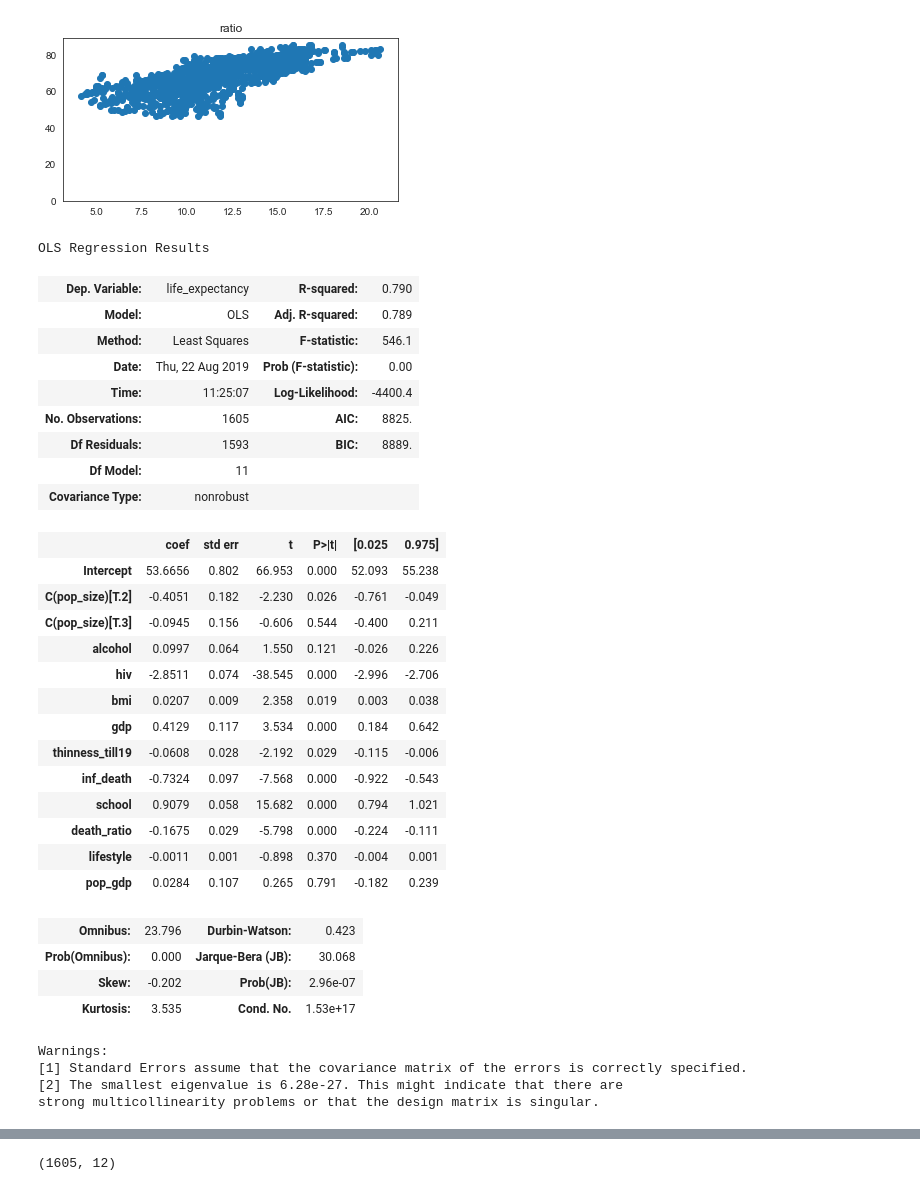
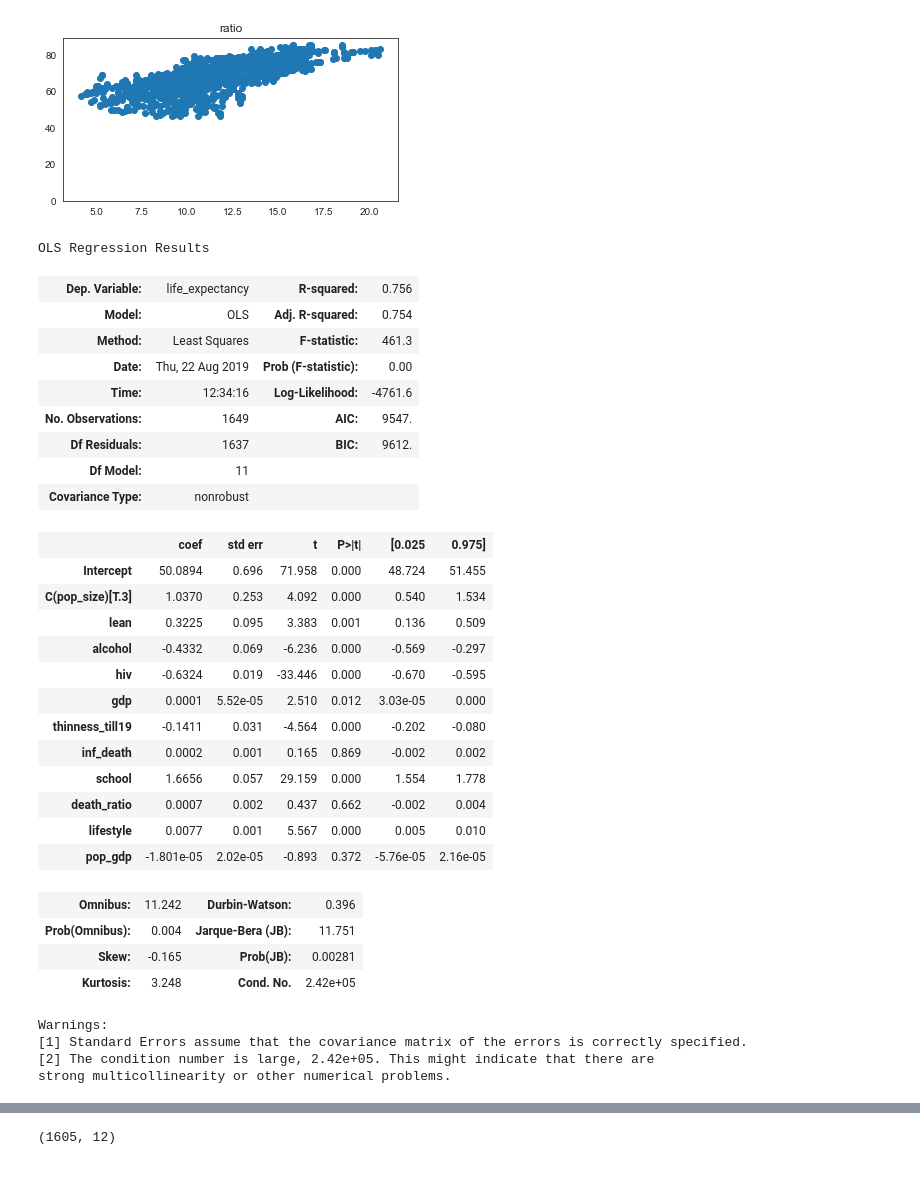
Before and after one commit to DaggerForce/Life_Expectancy_Project, a Jupyter notebook: life_expectancy.ipynb, the cells around one changed output, grey strips where cells are left out. Drawn from its saved outputs; the diff is of its cells as text; code cells hidden in the pictures.

```diff
--- a/life_expectancy.ipynb
+++ b/life_expectancy.ipynb
@@ -68,7 +56,7 @@ new_df = pd.DataFrame({'life_expectancy': df['life_expectancy'],
                         'lifestyle': df['bmi']*df['alcohol'],
                         'pop_gdp': df['gdp']*df['pop_size'],
                         'pop_size': df['pop_size'],
-                        'very_lean': df['very_lean']
+                        'lean': df['very_lean']*df['bmi']
                         })
 
 # check for multicollinearity and remove highgly correlated variables
@@ -200,40 +186,39 @@ new_df.inf_death =new_df['inf_death'].apply(np.cbrt)
 new_df.death_ratio = new_df['death_ratio'].apply(np.sqrt)
 # %%
 # first model to test our feature's significance
-lr_model = ols(formula='life_expectancy~alcohol+hiv+bmi+gdp+thinness_till19+inf_death+C(pop_size)+school+death_ratio+lifestyle+pop_gdp', data=new_df).fit()
+lr_model = ols(formula='life_expectancy~lean+alcohol+hiv+gdp+thinness_till19+inf_death+C(pop_size)+school+death_ratio+lifestyle+pop_gdp', data=new_df).fit()
 lr_model.summary()
 # %% [output]
 OLS Regression Results
-| Dep. Variable: | life_expectancy | R-squared: | 0.790 |
-| Model: | OLS | Adj. R-squared: | 0.789 |
-| Method: | Least Squares | F-statistic: | 546.1 |
+| Dep. Variable: | life_expectancy | R-squared: | 0.756 |
+| Model: | OLS | Adj. R-squared: | 0.754 |
+| Method: | Least Squares | F-statistic: | 461.3 |
 | Date: | Thu, 22 Aug 2019 | Prob (F-statistic): | 0.00 |
-| Time: | 11:25:07 | Log-Likelihood: | -4400.4 |
-| No. Observations: | 1605 | AIC: | 8825. |
-| Df Residuals: | 1593 | BIC: | 8889. |
+| Time: | 12:34:16 | Log-Likelihood: | -4761.6 |
+| No. Observations: | 1649 | AIC: | 9547. |
+| Df Residuals: | 1637 | BIC: | 9612. |
 | Df Model: | 11 |  |  |
 | Covariance Type: | nonrobust |  |  |
 |  | coef | std err | t | P>|t| | [0.025 | 0.975] |
-| Intercept | 53.6656 | 0.802 | 66.953 | 0.000 | 52.093 | 55.238 |
-| C(pop_size)[T.2] | -0.4051 | 0.182 | -2.230 | 0.026 | -0.761 | -0.049 |
-| C(pop_size)[T.3] | -0.0945 | 0.156 | -0.606 | 0.544 | -0.400 | 0.211 |
-| alcohol | 0.0997 | 0.064 | 1.550 | 0.121 | -0.026 | 0.226 |
-| hiv | -2.8511 | 0.074 | -38.545 | 0.000 | -2.996 | -2.706 |
-| bmi | 0.0207 | 0.009 | 2.358 | 0.019 | 0.003 | 0.038 |
-| gdp | 0.4129 | 0.117 | 3.534 | 0.000 | 0.184 | 0.642 |
-| thinness_till19 | -0.0608 | 0.028 | -2.192 | 0.029 | -0.115 | -0.006 |
-| inf_death | -0.7324 | 0.097 | -7.568 | 0.000 | -0.922 | -0.543 |
-| school | 0.9079 | 0.058 | 15.682 | 0.000 | 0.794 | 1.021 |
-| death_ratio | -0.1675 | 0.029 | -5.798 | 0.000 | -0.224 | -0.111 |
-| lifestyle | -0.0011 | 0.001 | -0.898 | 0.370 | -0.004 | 0.001 |
-| pop_gdp | 0.0284 | 0.107 | 0.265 | 0.791 | -0.182 | 0.239 |
+| Intercept | 50.0894 | 0.696 | 71.958 | 0.000 | 48.724 | 51.455 |
+| C(pop_size)[T.3] | 1.0370 | 0.253 | 4.092 | 0.000 | 0.540 | 1.534 |
+| lean | 0.3225 | 0.095 | 3.383 | 0.001 | 0.136 | 0.509 |
+| alcohol | -0.4332 | 0.069 | -6.236 | 0.000 | -0.569 | -0.297 |
+| hiv | -0.6324 | 0.019 | -33.446 | 0.000 | -0.670 | -0.595 |
+| gdp | 0.0001 | 5.52e-05 | 2.510 | 0.012 | 3.03e-05 | 0.000 |
+| thinness_till19 | -0.1411 | 0.031 | -4.564 | 0.000 | -0.202 | -0.080 |
+| inf_death | 0.0002 | 0.001 | 0.165 | 0.869 | -0.002 | 0.002 |
+| school | 1.6656 | 0.057 | 29.159 | 0.000 | 1.554 | 1.778 |
+| death_ratio | 0.0007 | 0.002 | 0.437 | 0.662 | -0.002 | 0.004 |
+| lifestyle | 0.0077 | 0.001 | 5.567 | 0.000 | 0.005 | 0.010 |
+| pop_gdp | -1.801e-05 | 2.02e-05 | -0.893 | 0.372 | -5.76e-05 | 2.16e-05 |
-| Omnibus: | 23.796 | Durbin-Watson: | 0.423 |
-| Prob(Omnibus): | 0.000 | Jarque-Bera (JB): | 30.068 |
-| Skew: | -0.202 | Prob(JB): | 2.96e-07 |
-| Kurtosis: | 3.535 | Cond. No. | 1.53e+17 |
+| Omnibus: | 11.242 | Durbin-Watson: | 0.396 |
+| Prob(Omnibus): | 0.004 | Jarque-Bera (JB): | 11.751 |
+| Skew: | -0.165 | Prob(JB): | 0.00281 |
+| Kurtosis: | 3.248 | Cond. No. | 2.42e+05 |
 Warnings:
 [1] Standard Errors assume that the covariance matrix of the errors is correctly specified.
-[2] The smallest eigenvalue is 6.28e-27. This might indicate that there are
-strong multicollinearity problems or that the design matrix is singular.
+[2] The condition number is large, 2.42e+05. This might indicate that there are
+strong multicollinearity or other numerical problems.
 # %%
 #adjusting the model - remove features that were not statistically significant (alcohol, pop_gpd, lifestyle)
```
Also changed, not shown: parts of 6 cells of this notebook, 2 other files.
